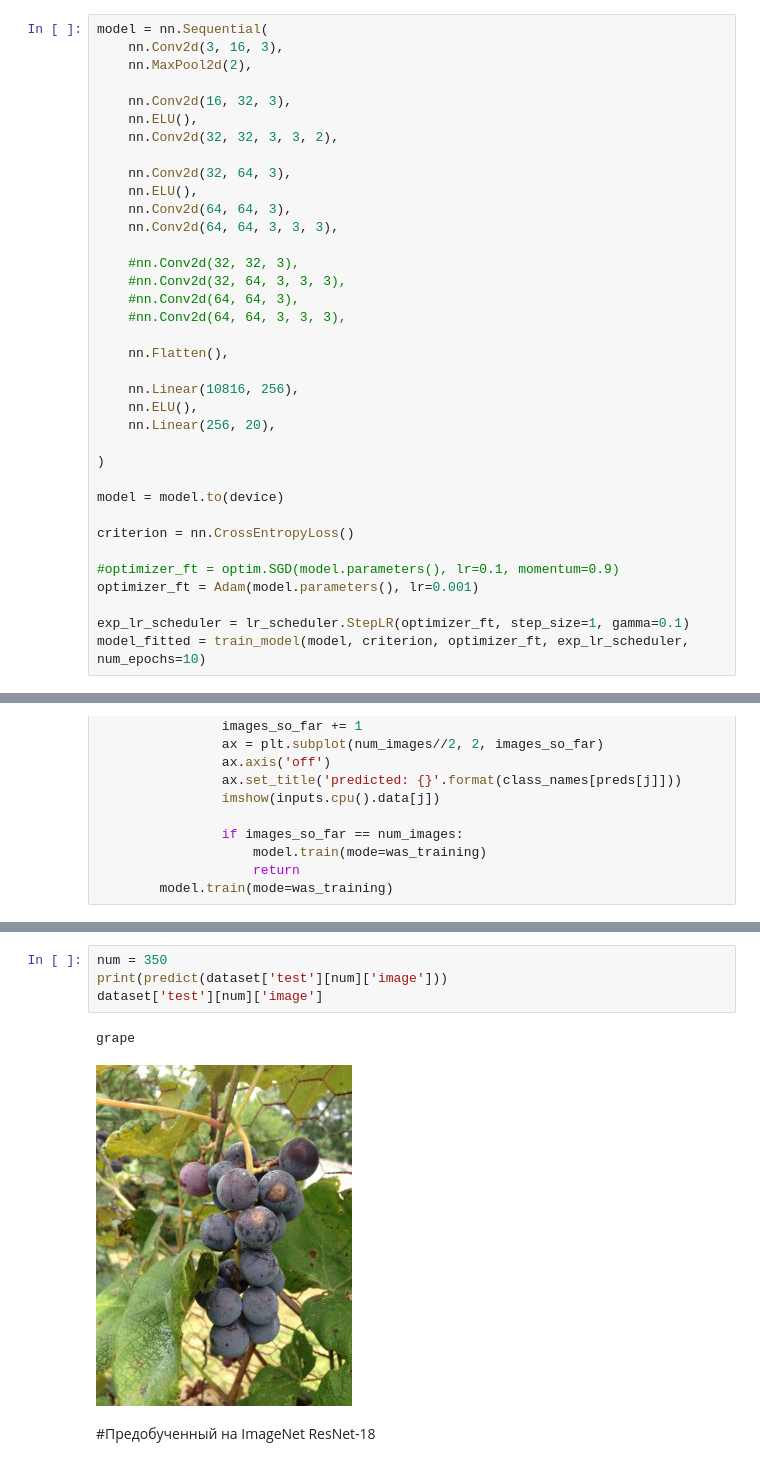
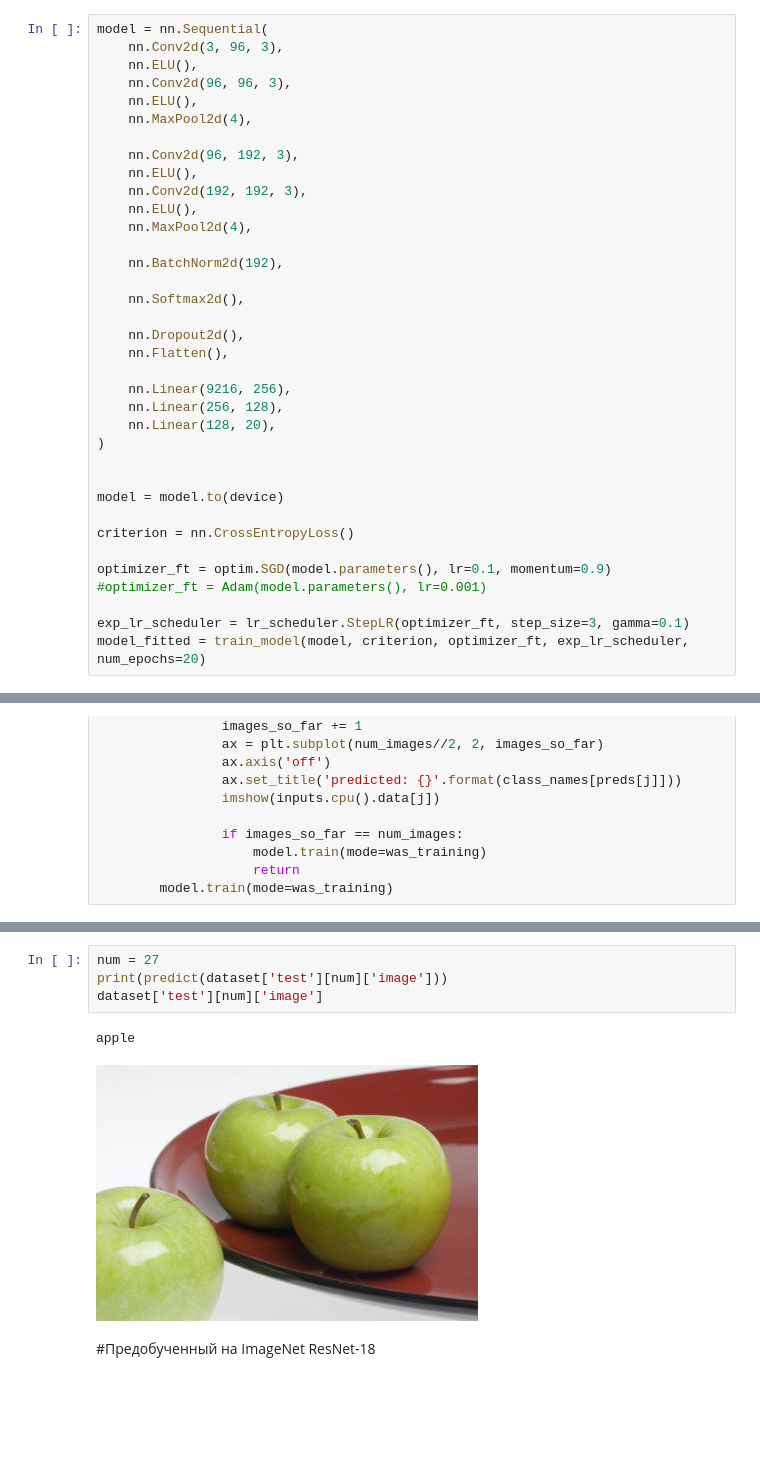
Before and after one commit to AlexSmirno/MachineLearning, a Jupyter notebook: lab_4.ipynb, the cells around one changed output, grey strips where cells are left out. Saved outputs shown, nothing was run; the diff lists cells and outputs as text; blank space fills up the shorter version.

```diff
--- a/lab_4.ipynb
+++ b/lab_4.ipynb
@@ -237,38 +237,38 @@ def train_model(model, criterion, optimizer, scheduler, num_epochs=25):
     return model
 # %%
 model = nn.Sequential(
-    nn.Conv2d(3, 16, 3),
-    nn.MaxPool2d(2),
+    nn.Conv2d(3, 96, 3),
+    nn.ELU(),
+    nn.Conv2d(96, 96, 3),
+    nn.ELU(),
+    nn.MaxPool2d(4),
 
-    nn.Conv2d(16, 32, 3),
+    nn.Conv2d(96, 192, 3),
     nn.ELU(),
-    nn.Conv2d(32, 32, 3, 3, 2),
+    nn.Conv2d(192, 192, 3),
+    nn.ELU(),
+    nn.MaxPool2d(4),
 
-    nn.Conv2d(32, 64, 3),
-    nn.ELU(),
-    nn.Conv2d(64, 64, 3),
-    nn.Conv2d(64, 64, 3, 3, 3),
+    nn.BatchNorm2d(192),
 
-    #nn.Conv2d(32, 32, 3),
-    #nn.Conv2d(32, 64, 3, 3, 3),
-    #nn.Conv2d(64, 64, 3),
-    #nn.Conv2d(64, 64, 3, 3, 3),
+    nn.Softmax2d(),
 
+    nn.Dropout2d(),
     nn.Flatten(),
 
-    nn.Linear(10816, 256),
-    nn.ELU(),
-    nn.Linear(256, 20),
+    nn.Linear(9216, 256),
+    nn.Linear(256, 128),
+    nn.Linear(128, 20),
+)
 
-)
 
 model = model.to(device)
 
 criterion = nn.CrossEntropyLoss()
 
-#optimizer_ft = optim.SGD(model.parameters(), lr=0.1, momentum=0.9)
-optimizer_ft = Adam(model.parameters(), lr=0.001)
+optimizer_ft = optim.SGD(model.parameters(), lr=0.1, momentum=0.9)
+#optimizer_ft = Adam(model.parameters(), lr=0.001)
 
-exp_lr_scheduler = lr_scheduler.StepLR(optimizer_ft, step_size=1, gamma=0.1)
-model_fitted = train_model(model, criterion, optimizer_ft, exp_lr_scheduler, num_epochs=10)
+exp_lr_scheduler = lr_scheduler.StepLR(optimizer_ft, step_size=3, gamma=0.1)
+model_fitted = train_model(model, criterion, optimizer_ft, exp_lr_scheduler, num_epochs=20)
 # %% [output]
@@ -342,10 +329,10 @@ visualize_model(model_fitted, 4)
 # %%
-num = 350
+num = 27
 print(predict(dataset['test'][num]['image']))
 dataset['test'][num]['image']
 # %% [output]
-grape
+apple
-[figure, old version]
+[figure, new version]
 # %% [markdown]
 #Предобученный на ImageNet ResNet-18
 # %%
```
Also changed, not shown: parts of 4 cells of this notebook.
